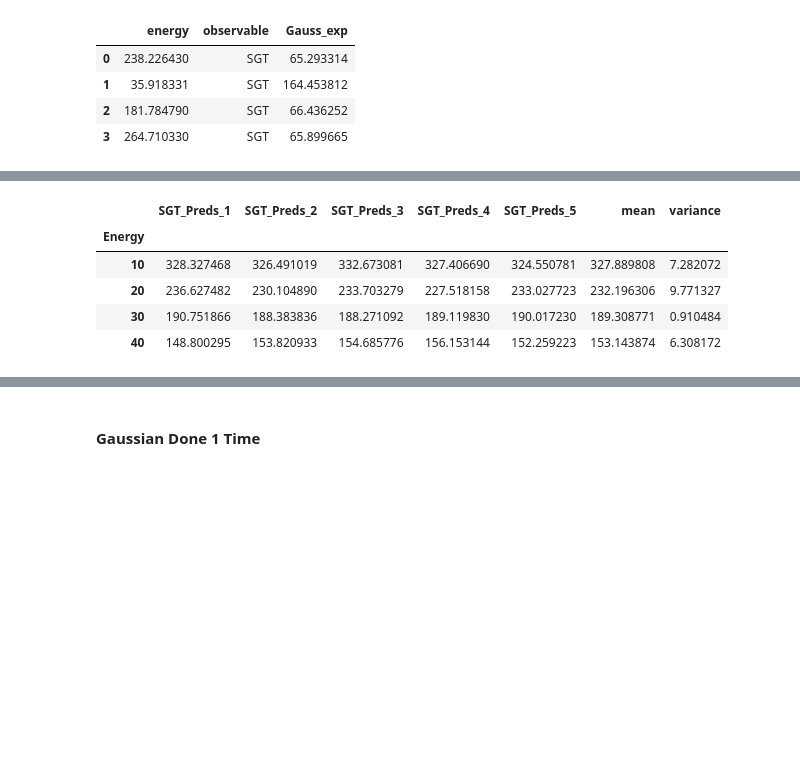
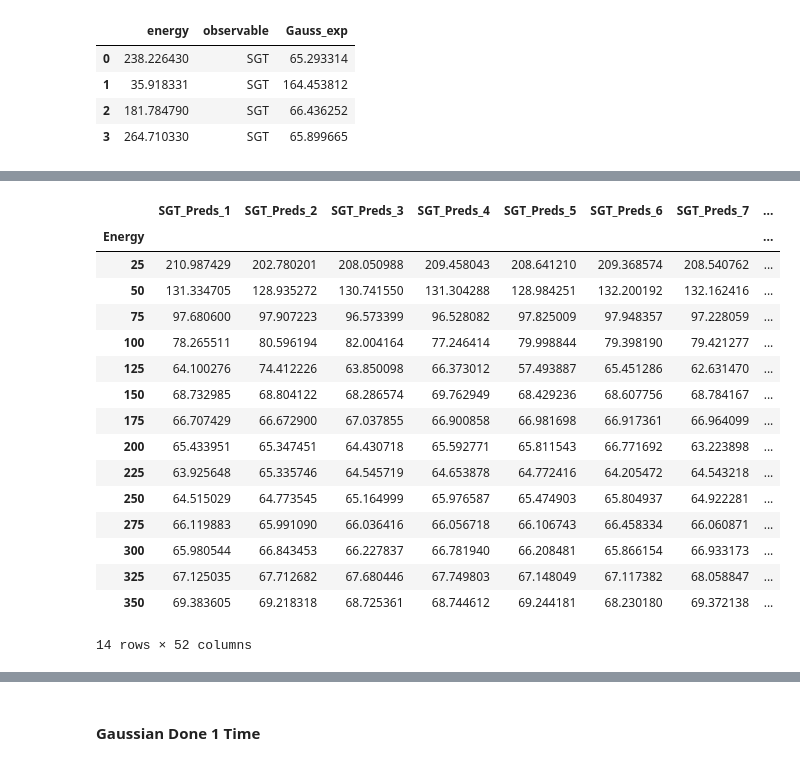
Before and after one commit to Steviered19/Scattering_Random_Forest, a Jupyter notebook: Gaussian.ipynb, the cells around one changed output, grey strips where cells are left out. Cells and saved outputs as stored; diff of their text form; code cells hidden in the pictures; blank space fills up the shorter version.

```diff
--- a/Gaussian.ipynb
+++ b/Gaussian.ipynb
@@ -305,11 +336,8 @@ combined_data.head(4)
 #start timer
 gauss_time=time.time()
 
-#define number of times to make predictions with different gaussian factor
-n_max=5
 #define interval specifications for prediction arrays
 E_max=350
-interval_size = 10 #MeV step size for prediction arrays ###MUST BE INTEGER >1 AND FACTOR OF 350
 num_intervals = E_max/interval_size
 E_index = list(range(interval_size, E_max + int(interval_size), interval_size)) ###this will be index of dataframe
 
@@ -334,8 +362,8 @@ for n in range(1,n_max+1):
     feature_list = list(features.columns)
     # Convert to numpy array
     features = np.array(features)
-    train_features, test_features, train_labels, test_labels = train_test_split(features, labels, test_size = 0.25)
-    rf = RandomForestRegressor(n_estimators= 1000)
+    train_features, test_features, train_labels, test_labels = train_test_split(features, labels, test_size = test_data_size)
+    rf = RandomForestRegressor(n_estimators= num_trees)
     # Train the model on training data
     rf.fit(train_features, train_labels);
 
@@ -345,8 +373,6 @@ for n in range(1,n_max+1):
     E_SGTT = []
     E = list(range(interval_size, E_max + int(interval_size), interval_size))
     for value in E:
-        if (value==0):
-            value==1
         E_SGT.append([value, 1, 0])
         E_SGTT.append([value, 0, 1])
     #predict
@@ -364,11 +390,11 @@ for n in range(1,n_max+1):
 
 #predictions array
 df_SGT = df_SGT.drop("Energy", axis=1)
-df_SGT['mean'] = df_SGT.mean(axis=1)
-df_SGT['variance'] = df_SGT.var(axis=1)
+df_SGT['Prediction Mean'] = df_SGT.mean(axis=1)
+df_SGT['Prediction Variance'] = df_SGT.var(axis=1)
 df_SGTT = df_SGTT.drop("Energy", axis=1)
-df_SGTT['mean'] = df_SGTT.mean(axis=1)
-df_SGTT['variance'] = df_SGTT.var(axis=1)
+df_SGTT['Prediction Mean'] = df_SGTT.mean(axis=1)
+df_SGTT['Prediction Variance'] = df_SGTT.var(axis=1)
 
 df_SGT.head(4)
 
@@ -378,8 +404,8 @@ fig, (ax1, ax2) = plt.subplots(nrows=2, ncols=1, figsize = (15,15))
 fig.autofmt_xdate(rotation = 45)
 
 #plot 1 - SGT
-ax1.scatter(E, df_SGT['mean'], label='Mean of Predictions')
-ax1.errorbar(E, df_SGT['mean'], yerr=df_SGT['variance'], linestyle='none', capsize=10, elinewidth=2, label='Variance of Predictions')
+ax1.scatter(E, df_SGT['Prediction Mean'], label='Mean of Predictions')
+ax1.errorbar(E, df_SGT['Prediction Mean'], yerr=df_SGT['Prediction Variance'], linestyle='none', capsize=10, elinewidth=2, label='Variance of Predictions')
 #ax1.plot(np_sgt['energy'], np_sgt['K_experimental_value'], 'bo', alpha=0.3, label='Raw Experimental Data')
 #ax1.plot(random_sgt['energy'], random_sgt['K_experimental_value'], 'k+', markersize=15, label='Phenomenological Data')
 #ax1.errorbar(np_sgt['energy'], np_sgt['K_experimental_value'], yerr=exp_err_sgt, linestyle='none', capsize=10, elinewidth=2, alpha=0.5, label='Experimental Error')
@@ -390,12 +416,13 @@ ax1.tick_params(axis="x", labelsize=20)
 ax1.legend(loc='best', fontsize=20)
 ax1.set_xlabel('Energy (MeV)', fontsize=25)
 ax1.set_xlim([-10,360])
+ax1.set_ylim(bottom=0)
 ax1.set_ylabel('K * Experimental Value', fontsize=25)
 ax1.set_title('Neutron-Proton $\sigma$', fontsize=30)
 
 #plot 2 - SGTT
-ax2.scatter(E, df_SGTT['mean'], label='Mean of Predictions')
-ax2.errorbar(E, df_SGTT['mean'], yerr=df_SGTT['variance'], linestyle='none', capsize=10, elinewidth=2, label='Variance of Predictions')
+ax2.scatter(E, df_SGTT['Prediction Mean'], label='Mean of Predictions')
+ax2.errorbar(E, df_SGTT['Prediction Mean'], yerr=df_SGTT['Prediction Variance'], linestyle='none', capsize=10, elinewidth=2, label='Variance of Predictions')
 #ax2.plot(np_sgtt['energy'], np_sgtt['K_experimental_value'], 'bo', alpha=0.3, label='Raw Experimental Data')
 #ax2.plot(random_sgtt['energy'], random_sgtt['K_experimental_value'], 'k+', markersize=15, label='Phenomenological Data')
 #ax2.errorbar(np_sgtt['energy'], np_sgtt['K_experimental_value'], yerr=exp_err_sgtt, linestyle='none', capsize=10, elinewidth=2, alpha=0.5, label='Experimental Error')
@@ -426,14 +463,25 @@ Total cell runtime: 0.0 days, 0.0 hours, 0.0 minutes, 7.757511854171753 seconds
 # %%
 df_SGT['Energy']=E
 df_SGT.set_index("Energy", inplace = True)
-df_SGT.head(4)
+df_SGT
 # %% [output]
-|  | SGT_Preds_1 | SGT_Preds_2 | SGT_Preds_3 | SGT_Preds_4 | SGT_Preds_5 | mean | variance |
-| Energy |  |  |  |  |  |  |  |
-| 10 | 328.327468 | 326.491019 | 332.673081 | 327.406690 | 324.550781 | 327.889808 | 7.282072 |
-| 20 | 236.627482 | 230.104890 | 233.703279 | 227.518158 | 233.027723 | 232.196306 | 9.771327 |
-| 30 | 190.751866 | 188.383836 | 188.271092 | 189.119830 | 190.017230 | 189.308771 | 0.910484 |
-| 40 | 148.800295 | 153.820933 | 154.685776 | 156.153144 | 152.259223 | 153.143874 | 6.308172 |
+|  | SGT_Preds_1 | SGT_Preds_2 | SGT_Preds_3 | SGT_Preds_4 | SGT_Preds_5 | SGT_Preds_6 | SGT_Preds_7 | ... |
+| Energy |  |  |  |  |  |  |  | ... |
+| 25 | 210.987429 | 202.780201 | 208.050988 | 209.458043 | 208.641210 | 209.368574 | 208.540762 | ... |
+| 50 | 131.334705 | 128.935272 | 130.741550 | 131.304288 | 128.984251 | 132.200192 | 132.162416 | ... |
+| 75 | 97.680600 | 97.907223 | 96.573399 | 96.528082 | 97.825009 | 97.948357 | 97.228059 | ... |
+| 100 | 78.265511 | 80.596194 | 82.004164 | 77.246414 | 79.998844 | 79.398190 | 79.421277 | ... |
+| 125 | 64.100276 | 74.412226 | 63.850098 | 66.373012 | 57.493887 | 65.451286 | 62.631470 | ... |
+| 150 | 68.732985 | 68.804122 | 68.286574 | 69.762949 | 68.429236 | 68.607756 | 68.784167 | ... |
+| 175 | 66.707429 | 66.672900 | 67.037855 | 66.900858 | 66.981698 | 66.917361 | 66.964099 | ... |
+| 200 | 65.433951 | 65.347451 | 64.430718 | 65.592771 | 65.811543 | 66.771692 | 63.223898 | ... |
+| 225 | 63.925648 | 65.335746 | 64.545719 | 64.653878 | 64.772416 | 64.205472 | 64.543218 | ... |
+| 250 | 64.515029 | 64.773545 | 65.164999 | 65.976587 | 65.474903 | 65.804937 | 64.922281 | ... |
+| 275 | 66.119883 | 65.991090 | 66.036416 | 66.056718 | 66.106743 | 66.458334 | 66.060871 | ... |
+| 300 | 65.980544 | 66.843453 | 66.227837 | 66.781940 | 66.208481 | 65.866154 | 66.933173 | ... |
+| 325 | 67.125035 | 67.712682 | 67.680446 | 67.749803 | 67.148049 | 67.117382 | 68.058847 | ... |
+| 350 | 69.383605 | 69.218318 | 68.725361 | 68.744612 | 69.244181 | 68.230180 | 69.372138 | ... |
+14 rows × 52 columns
 # %%
 df_SGTT['Energy']=E
 df_SGTT.set_index("Energy", inplace = True)
```
Also changed, not shown: parts of 3 cells of this notebook, 1 other file.
